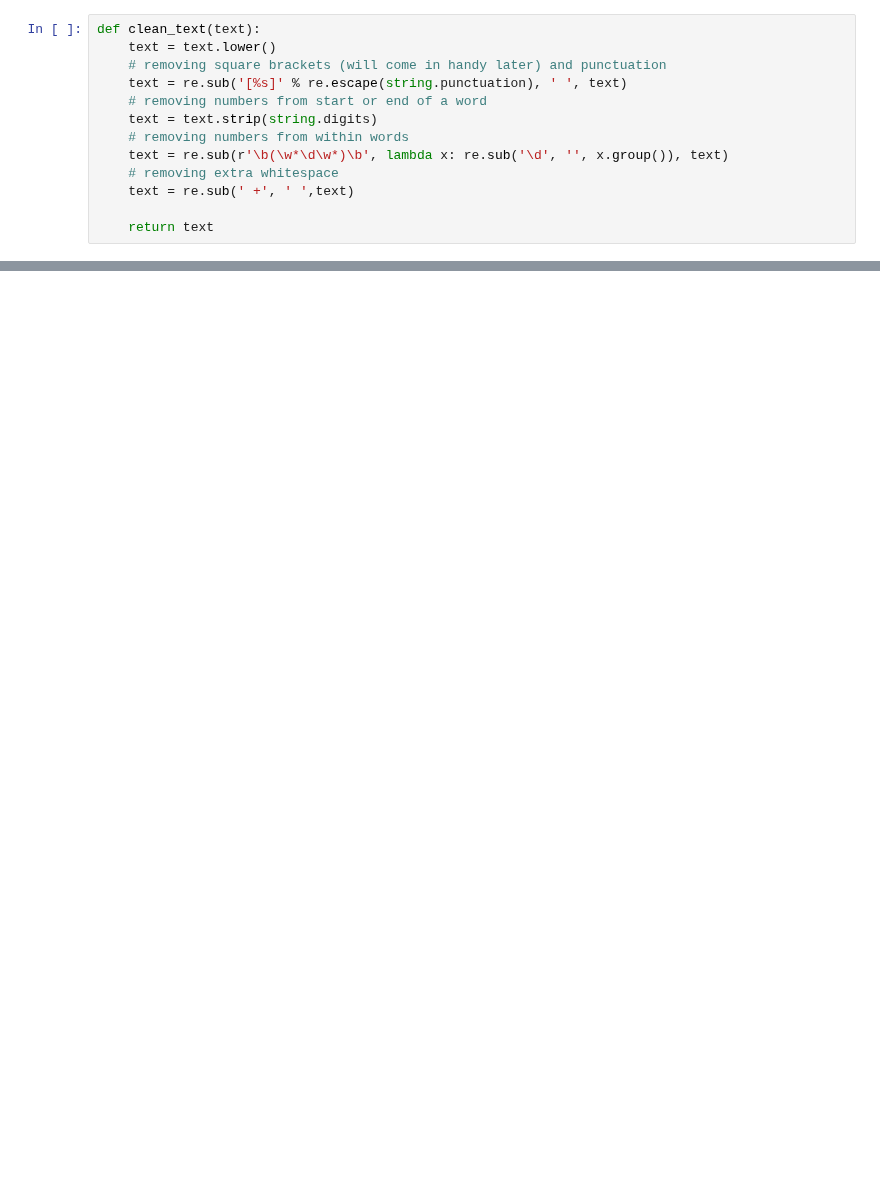
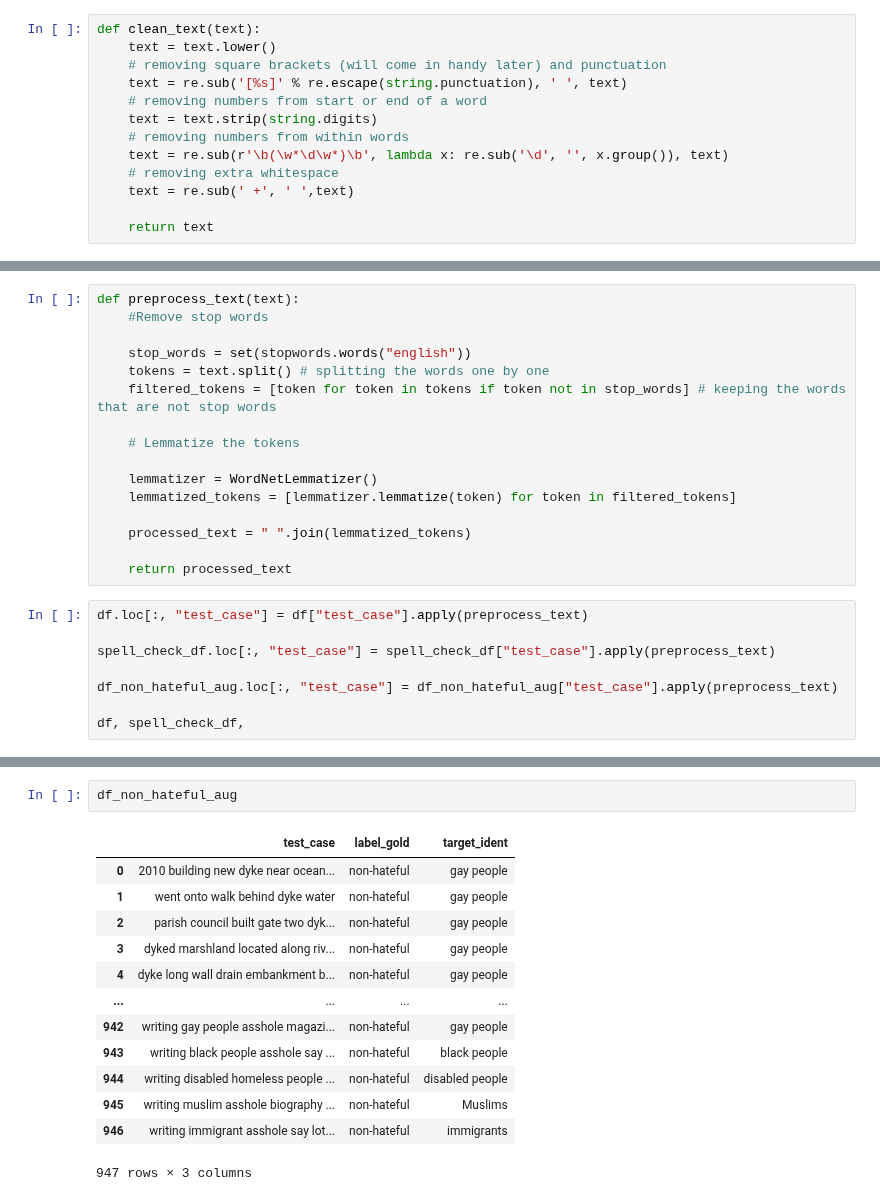
Before and after one commit to SCGlass/deep_learning, a Jupyter notebook: project/project.ipynb, the cells around one changed output, grey strips where cells are left out. Cells and saved outputs as stored; diff of their text form; blank space fills up the shorter version.

```diff
--- a/project/project.ipynb
+++ b/project/project.ipynb
@@ -285,0 +291,24 @@ df_non_hateful
+# %%
+def preprocess_text(text):
+    #Remove stop words
+
+    stop_words = set(stopwords.words("english"))
+    tokens = text.split() # splitting the words one by one
+    filtered_tokens = [token for token in tokens if token not in stop_words] # keeping the words that are not stop words
+
+    # Lemmatize the tokens
+
+    lemmatizer = WordNetLemmatizer()
+    lemmatized_tokens = [lemmatizer.lemmatize(token) for token in filtered_tokens]
+
+    processed_text = " ".join(lemmatized_tokens)
+
+    return processed_text
+# %%
+df.loc[:, "test_case"] = df["test_case"].apply(preprocess_text)
+
+spell_check_df.loc[:, "test_case"] = spell_check_df["test_case"].apply(preprocess_text)
+
+df_non_hateful_aug.loc[:, "test_case"] = df_non_hateful_aug["test_case"].apply(preprocess_text)
+
+df, spell_check_df,
@@ -285,0 +333,16 @@ df_non_hateful
+# %%
+df_non_hateful_aug
+# %% [output]
+|  | test_case | label_gold | target_ident |
+| 0 | 2010 building new dyke near ocean... | non-hateful | gay people |
+| 1 | went onto walk behind dyke water | non-hateful | gay people |
+| 2 | parish council built gate two dyk... | non-hateful | gay people |
+| 3 | dyked marshland located along riv... | non-hateful | gay people |
+| 4 | dyke long wall drain embankment b... | non-hateful | gay people |
+| ... | ... | ... | ... |
+| 942 | writing gay people asshole magazi... | non-hateful | gay people |
+| 943 | writing black people asshole say ... | non-hateful | black people |
+| 944 | writing disabled homeless people ... | non-hateful | disabled people |
+| 945 | writing muslim asshole biography ... | non-hateful | Muslims |
+| 946 | writing immigrant asshole say lot... | non-hateful | immigrants |
+947 rows × 3 columns
```
Also changed, not shown: parts of 21 cells of this notebook, 1 other file.
